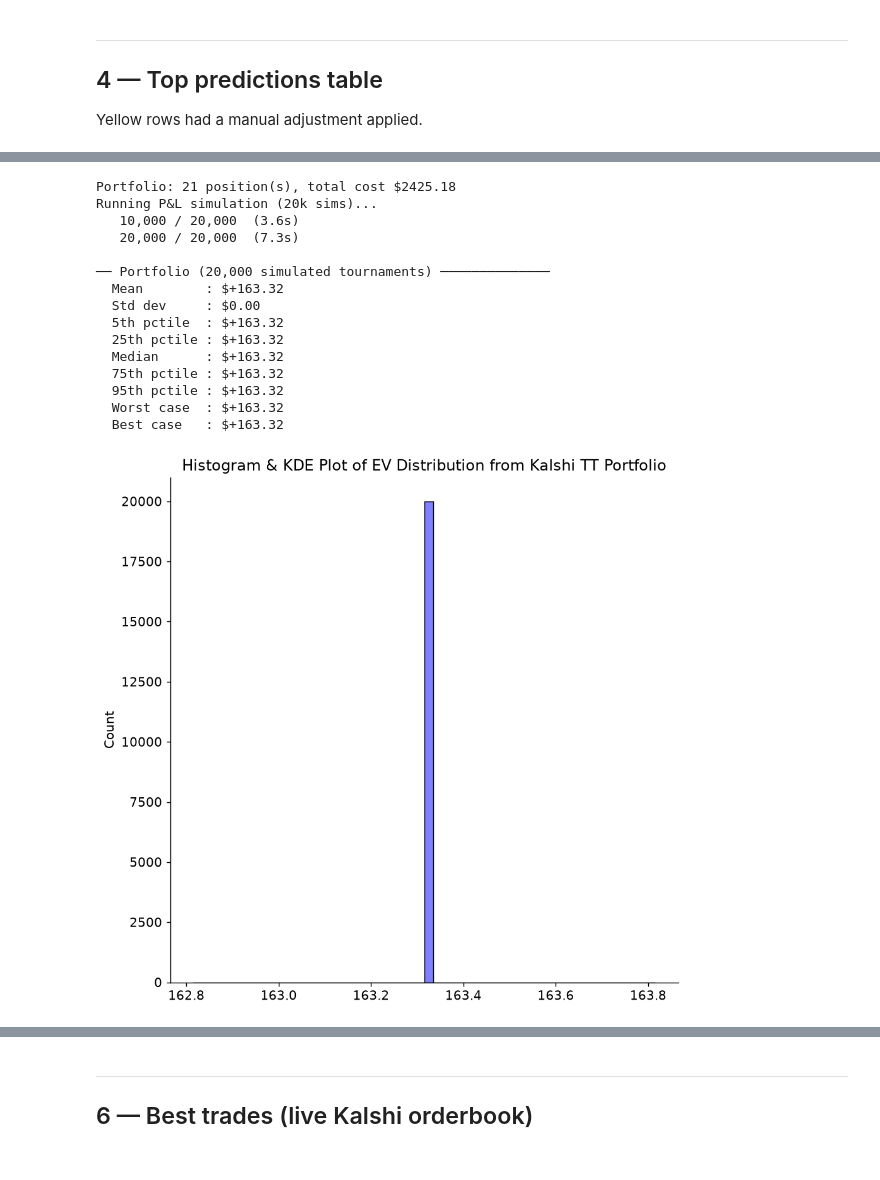
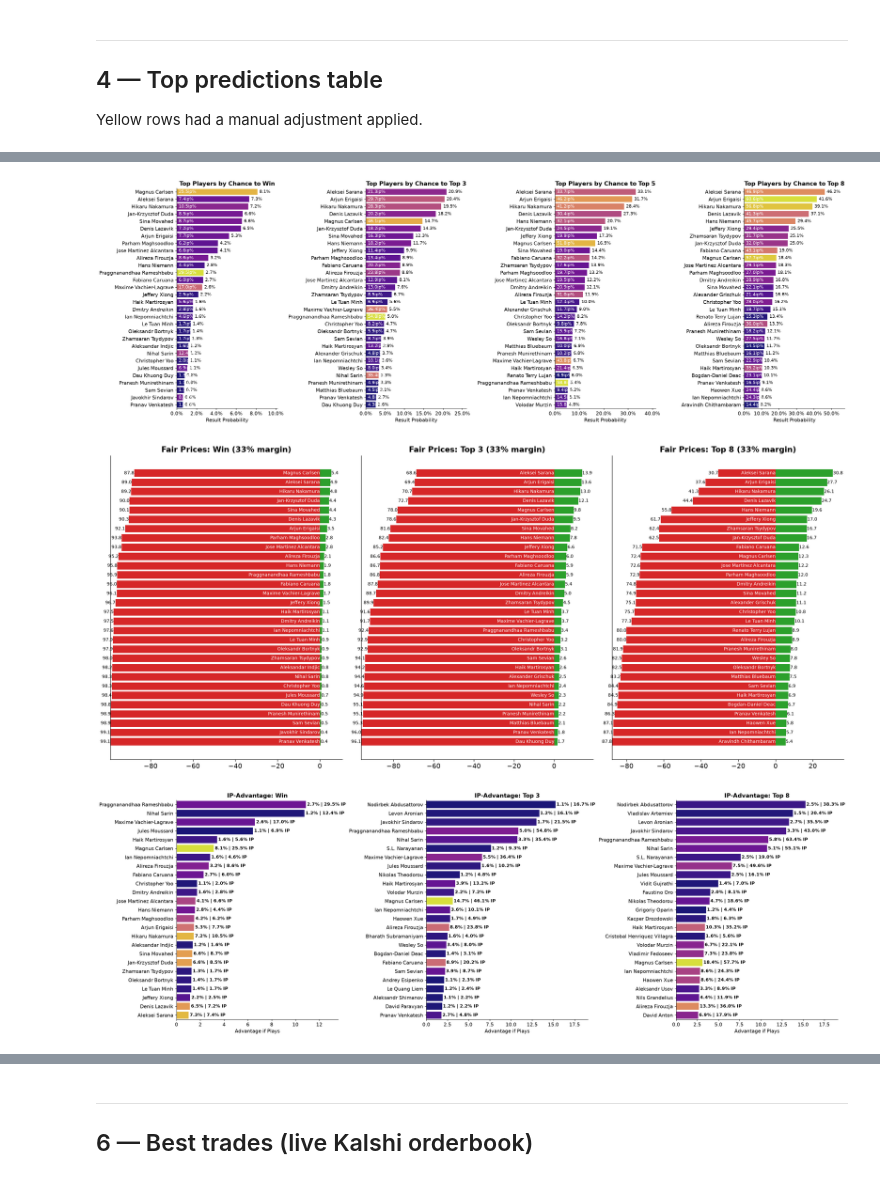
Before and after one commit to EvanMcCormick37/titled-tuesday-analysis, a Jupyter notebook: notebooks/command-center.ipynb, the cells around one changed output, grey strips where cells are left out. Drawn from its saved outputs; the diff is of its cells as text; code cells hidden in the pictures.

```diff
--- a/notebooks/command-center.ipynb
+++ b/notebooks/command-center.ipynb
@@ -193,66 +478,10 @@ Update `N_TITLE_DICT` to match the event titles in your current Kalshi portfolio
-# %%
-# Map event titles in the CSV → top-N thresholds
-# Update the date portion (e.g. 'Aug 4') to match this week's export.
-N_TITLE_DICT = {
-    'Titled Tuesday Top 8: Aug 4': 8,
-    'Titled Tuesday Top 5: Aug 4': 5,
-    'Titled Tuesday Top 3: Aug 4': 3,
-    'Titled Tuesday Winner: Aug 4': 1,
-}
-
-def _parse_avg_price(s):
-    """Parse Kalshi averagePrice string (e.g. '14¢') → float (e.g. 0.14)."""
-    m = re.search(r'(\d+)', str(s))
-    return float(m.group()) / 100.0 if m else 0.0
-
-try:
-    kalshi_orders = pd.read_csv('../data/Kalshi-Advanced-Portfolio.csv')
-    df_tt = kalshi_orders[kalshi_orders['eventTitle'].str.contains('Tuesday', na=False)].copy()
-    df_tt[['position', 'volume']] = df_tt['position'].str.split(' x ', expand=True)
-    df_tt['volume'] = df_tt['volume'].astype(float)
-    df_tt['n'] = df_tt['eventTitle'].map(N_TITLE_DICT)
-    df_tt = df_tt[df_tt['n'].notna()].copy()
-    df_tt['n'] = df_tt['n'].astype(int)
-
-    # cost = volume × order price (average paid + taker fee, matching original notebook)
-    avg_p = df_tt['averagePrice'].apply(_parse_avg_price)
-    df_tt['orderPrice'] = avg_p + 0.07 * avg_p * (1.0 - avg_p)
-    df_tt['cost'] = df_tt['volume'] * df_tt['orderPrice']
-
-    if df_tt.empty:
-        print('No matching TT positions found — update N_TITLE_DICT above.')
-    else:
-        portfolio = build_portfolio(df_tt[df_tt['position']=='No'], run.players, PLAYER_TO_USERNAME)
-        print(f'Portfolio: {len(df_tt)} position(s), total cost ${df_tt["cost"].sum():.2f}')
-        print('Running P&L simulation (20k sims)...')
-        pnl = run_portfolio_mc_score(
-            run.players, run.p_play, run.hist_composites, run.hist_wts,
-            portfolio, n_sims=20_000
-        )
-        pnl_summary(pnl)
-
-        fig, ax = plt.subplots(1, 1, figsize=(8, 8))
-        sns.histplot(x=pnl, kde=True, ax=ax, color='blue', bins=50)
-        ax.set_title('Histogram & KDE Plot of EV Distribution from Kalshi TT Portfolio')
-        plt.show()
-        plt.close(fig)
-except FileNotFoundError:
-    print('Portfolio CSV not found at ../data/Kalshi-Advanced-Portfolio.csv')
-    print('Export your portfolio from Kalshi and place it there.')
-# %% [output]
-Portfolio: 21 position(s), total cost $2425.18
-Running P&L simulation (20k sims)...
-   10,000 / 20,000  (3.6s)
-   20,000 / 20,000  (7.3s)
-
-── Portfolio (20,000 simulated tournaments) ──────────────
-  Mean        : $+163.32
-  Std dev     : $0.00
-  5th pctile  : $+163.32
-  25th pctile : $+163.32
-  Median      : $+163.32
-  75th pctile : $+163.32
-  95th pctile : $+163.32
-  Worst case  : $+163.32
-  Best case   : $+163.32
-[figure, removed]
+# %%
+# Plot Raw Results
+raw_results = run.results_raw
+plot_top_players_by_chance(raw_results, USERNAME_TO_PLAYER)
+plot_yes_no_prices(raw_results, USERNAME_TO_PLAYER)
+plot_ip_advantage(raw_results, USERNAME_TO_PLAYER)
+# %% [output]
+[figure, added]
+[figure, added]
+[figure, added]
```
Also changed, not shown: parts of 15 cells of this notebook, 14 other files.
